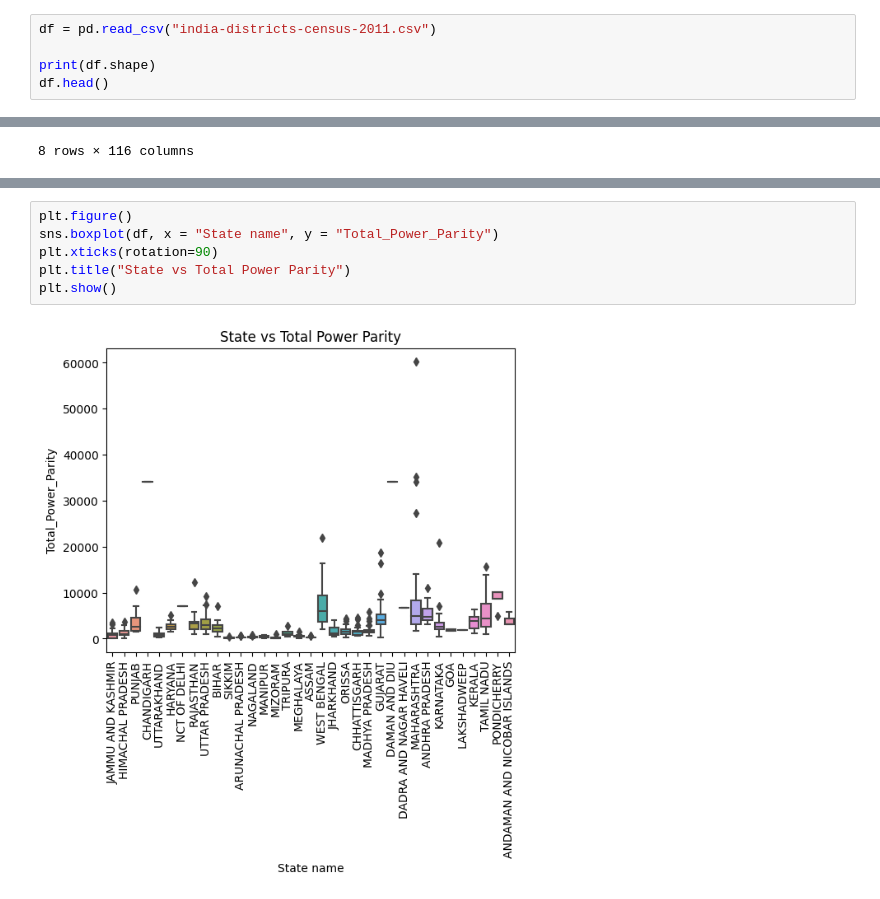
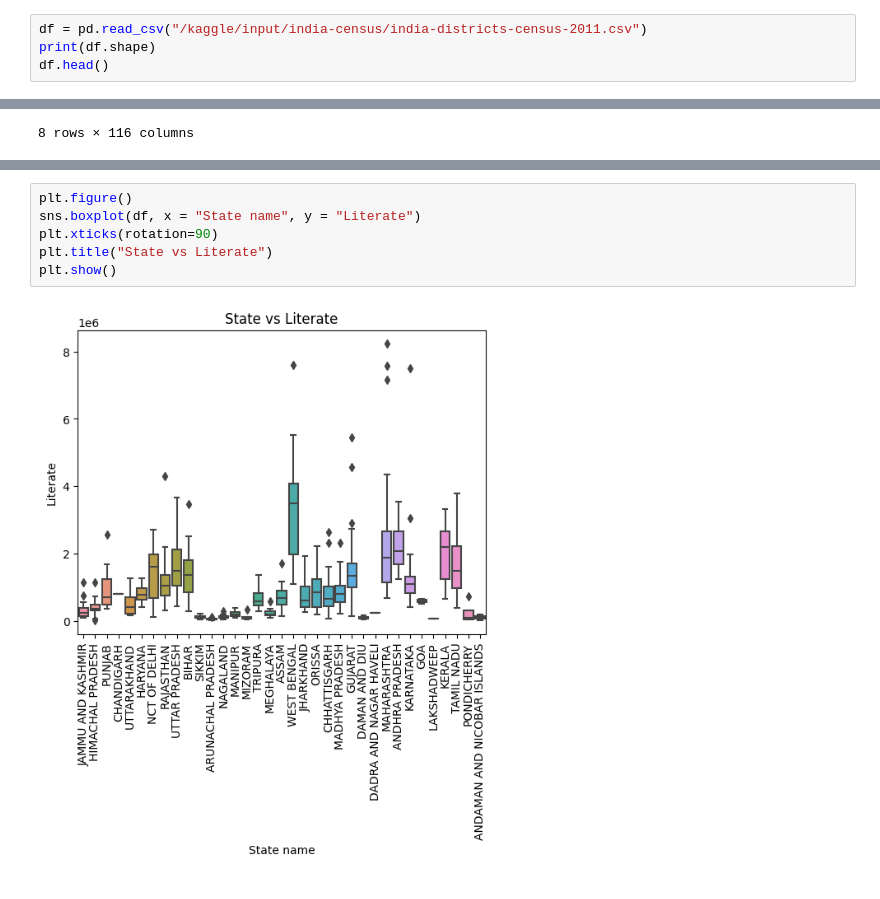
Before and after one commit to DevSwarnabha/HealthCareMarketSegmentation, a Jupyter notebook: main.ipynb, the cells around one changed output, grey strips where cells are left out. Cells and saved outputs as stored; diff of their text form.

```diff
--- a/main.ipynb
+++ b/main.ipynb
@@ -6,6 +30,5 @@ import plotly.express as px
 # %%
-df = pd.read_csv("india-districts-census-2011.csv")
-
+df = pd.read_csv("/kaggle/input/india-census/india-districts-census-2011.csv")
 print(df.shape)
 df.head()
 # %% [output]
@@ -38,8 +70,8 @@ ValueError: Mime type rendering requires nbformat>=4.2.0 but it is not installed
 # %%
 plt.figure()
-sns.boxplot(df, x = "State name", y = "Total_Power_Parity")
+sns.boxplot(df, x = "State name", y = "Literate")
 plt.xticks(rotation=90)
-plt.title("State vs Total Power Parity")
+plt.title("State vs Literate")
 plt.show()
 # %% [output]
-[figure, old version]
+[figure, new version]
```
Also changed, not shown: parts of 13 cells of this notebook.
